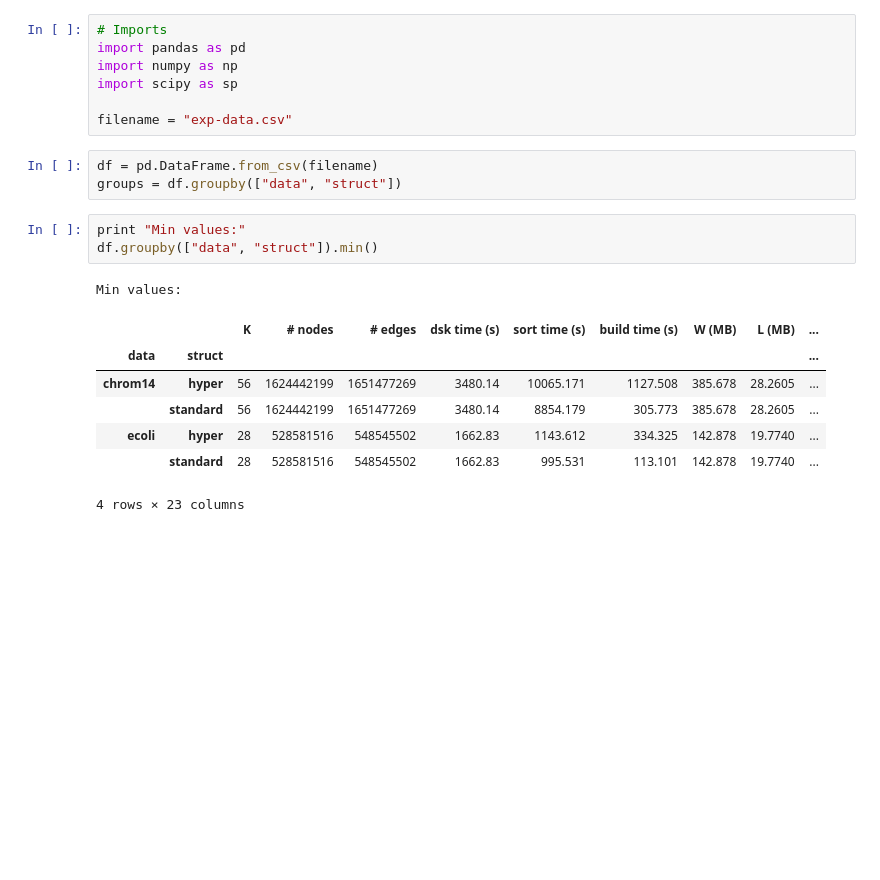
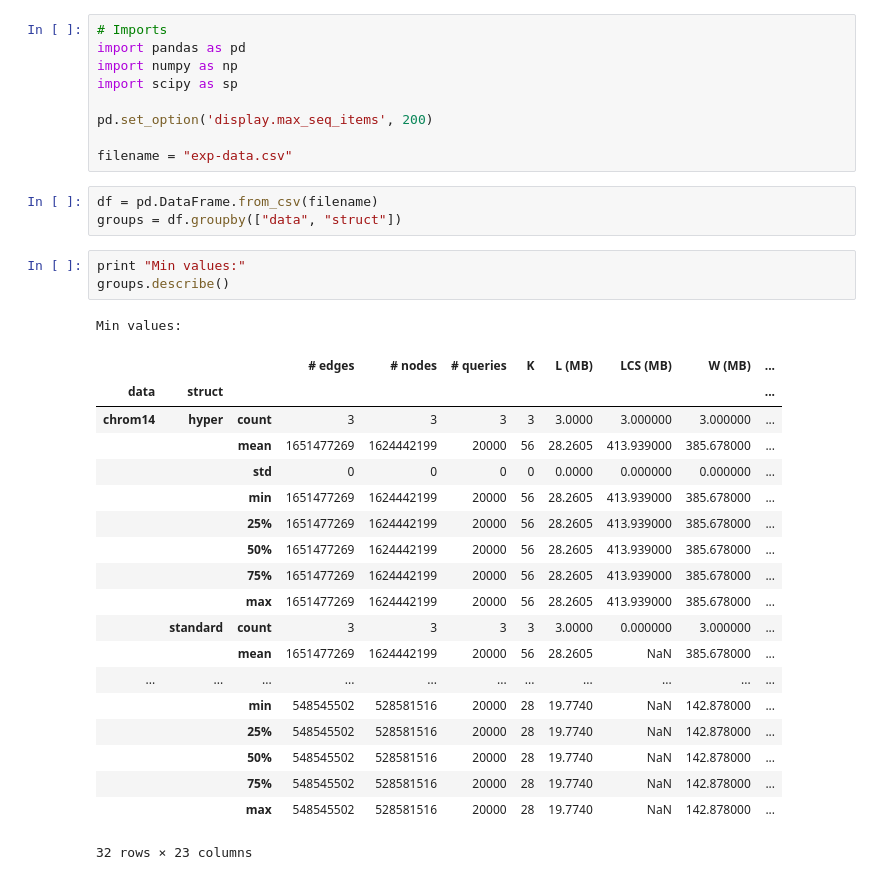
Before and after one commit to cosmo-team/cosmo, a Jupyter notebook: experiments/data-analysis.ipynb, the cells around one changed output. Drawn from its saved outputs; the diff is of its cells as text; blank space fills up the shorter version.

Commit message:
Added describe call.

```diff
--- a/experiments/data-analysis.ipynb
+++ b/experiments/data-analysis.ipynb
@@ -4,21 +4,35 @@ import pandas as pd
 import numpy as np
 import scipy as sp
 
+pd.set_option('display.max_seq_items', 200)
+
 filename = "exp-data.csv"
 # %%
 df = pd.DataFrame.from_csv(filename)
 groups = df.groupby(["data", "struct"])
 # %%
 print "Min values:"
-df.groupby(["data", "struct"]).min()
+groups.describe()
 # %% [output]
 Min values:
-|  |  | K | # nodes | # edges | dsk time (s) | sort time (s) | build time (s) | W (MB) | L (MB) | ... |
+|  |  |  | # edges | # nodes | # queries | K | L (MB) | LCS (MB) | W (MB) | ... |
 | data | struct |  |  |  |  |  |  |  |  | ... |
-| chrom14 | hyper | 56 | 1624442199 | 1651477269 | 3480.14 | 10065.171 | 1127.508 | 385.678 | 28.2605 | ... |
-|  | standard | 56 | 1624442199 | 1651477269 | 3480.14 | 8854.179 | 305.773 | 385.678 | 28.2605 | ... |
-| ecoli | hyper | 28 | 528581516 | 548545502 | 1662.83 | 1143.612 | 334.325 | 142.878 | 19.7740 | ... |
-|  | standard | 28 | 528581516 | 548545502 | 1662.83 | 995.531 | 113.101 | 142.878 | 19.7740 | ... |
+| chrom14 | hyper | count | 3 | 3 | 3 | 3 | 3.0000 | 3.000000 | 3.000000 | ... |
+|  |  | mean | 1651477269 | 1624442199 | 20000 | 56 | 28.2605 | 413.939000 | 385.678000 | ... |
+|  |  | std | 0 | 0 | 0 | 0 | 0.0000 | 0.000000 | 0.000000 | ... |
+|  |  | min | 1651477269 | 1624442199 | 20000 | 56 | 28.2605 | 413.939000 | 385.678000 | ... |
+|  |  | 25% | 1651477269 | 1624442199 | 20000 | 56 | 28.2605 | 413.939000 | 385.678000 | ... |
+|  |  | 50% | 1651477269 | 1624442199 | 20000 | 56 | 28.2605 | 413.939000 | 385.678000 | ... |
+|  |  | 75% | 1651477269 | 1624442199 | 20000 | 56 | 28.2605 | 413.939000 | 385.678000 | ... |
+|  |  | max | 1651477269 | 1624442199 | 20000 | 56 | 28.2605 | 413.939000 | 385.678000 | ... |
+|  | standard | count | 3 | 3 | 3 | 3 | 3.0000 | 0.000000 | 3.000000 | ... |
+|  |  | mean | 1651477269 | 1624442199 | 20000 | 56 | 28.2605 | NaN | 385.678000 | ... |
+| ... | ... | ... | ... | ... | ... | ... | ... | ... | ... | ... |
+|  |  | min | 548545502 | 528581516 | 20000 | 28 | 19.7740 | NaN | 142.878000 | ... |
+|  |  | 25% | 548545502 | 528581516 | 20000 | 28 | 19.7740 | NaN | 142.878000 | ... |
+|  |  | 50% | 548545502 | 528581516 | 20000 | 28 | 19.7740 | NaN | 142.878000 | ... |
+|  |  | 75% | 548545502 | 528581516 | 20000 | 28 | 19.7740 | NaN | 142.878000 | ... |
+|  |  | max | 548545502 | 528581516 | 20000 | 28 | 19.7740 | NaN | 142.878000 | ... |
-4 rows × 23 columns
+32 rows × 23 columns
 # %%
 print "Mean values:"
```
Also changed, not shown: parts of 1 cell of this notebook.
